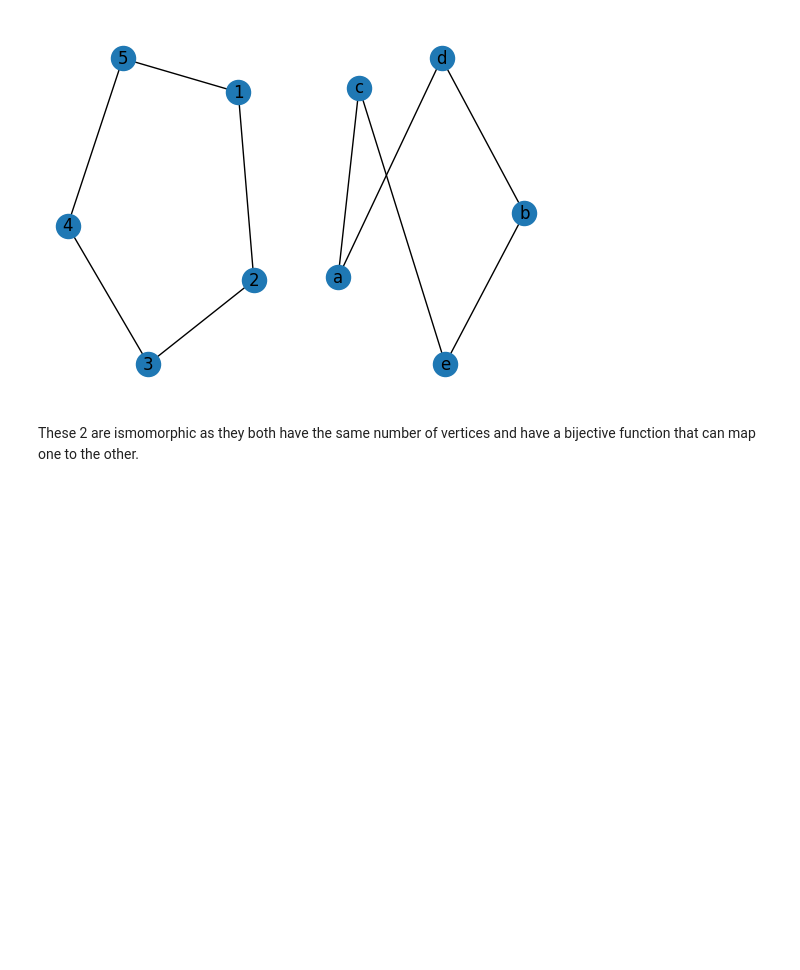
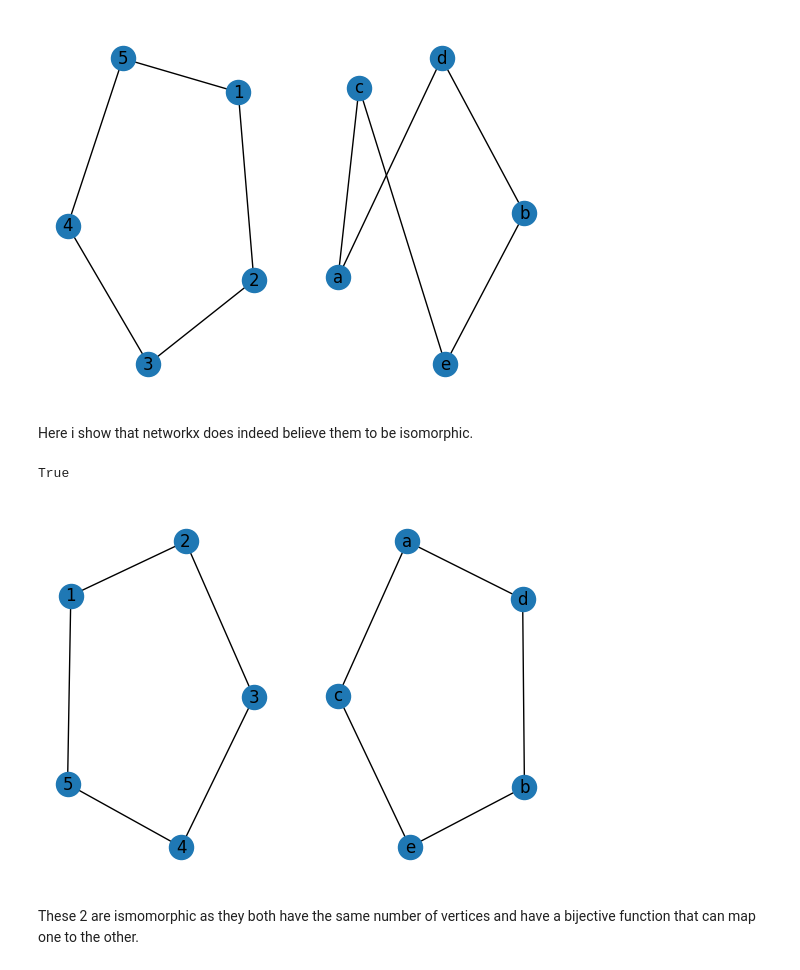
Before and after one commit to EthanConneely/Graph-Theory-Project, a Jupyter notebook: graph_isomorphism.ipynb, the cells around one changed output. Saved outputs shown, nothing was run; the diff lists cells and outputs as text; code cells hidden in the pictures; blank space fills up the shorter version.

```diff
--- a/graph_isomorphism.ipynb
+++ b/graph_isomorphism.ipynb
@@ -37,5 +39,23 @@ nx.draw(G2,with_labels=True)
 plt.show()
 # %% [output]
 [figure]
+# %% [markdown]
+Here i show that networkx does indeed believe them to be isomorphic.
+# %%
+import networkx as nx
+import matplotlib.pyplot as plt
+
+G1 = nx.Graph()
+G1.add_nodes_from([1,2,3,4,5])
+G1.add_edges_from([(1,2),(2,3),(3,4),(4,5),(5,1)])
+
+G2 = nx.Graph()
+G2.add_nodes_from(["a","b","c","d","e"])
+G2.add_edges_from([("a","c"),("b","d"),("c","e"),("d","a"),("e","b")])
+
+print(nx.is_isomorphic(G1,G2))
+# %% [output]
+True
+[figure, added]
 # %% [markdown]
 These 2 are ismomorphic as they both have the same number of vertices and have a bijective function that can map one to the other.
```
Also changed, not shown: parts of 6 cells of this notebook.
